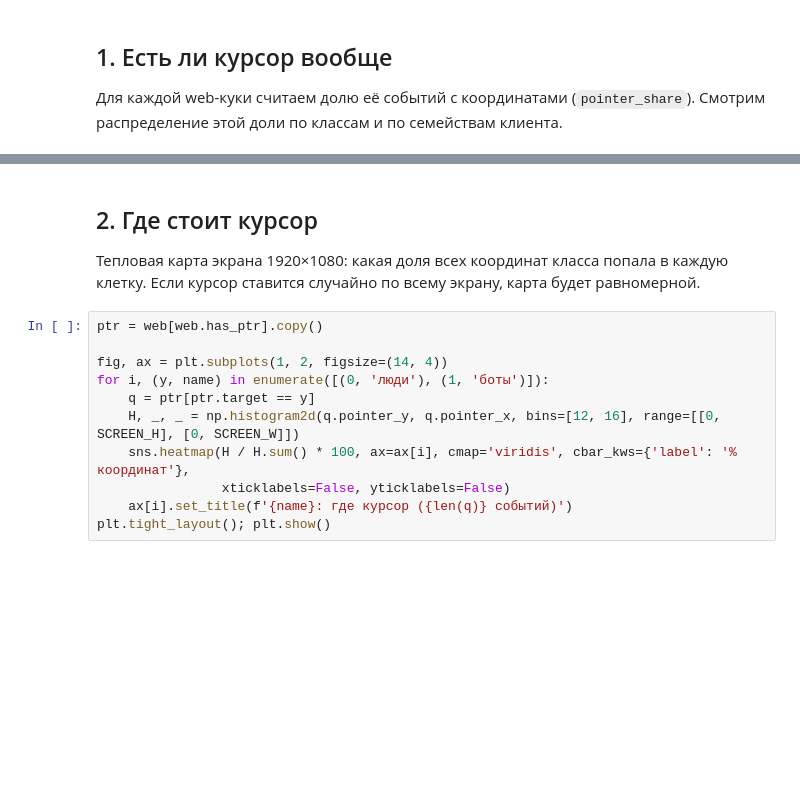
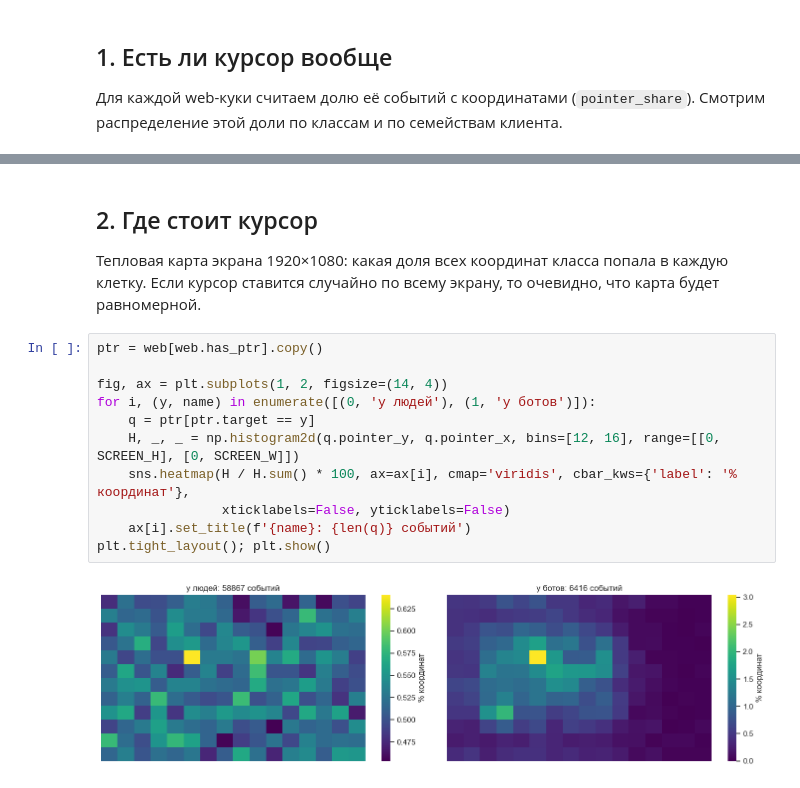
Before and after one commit to itsbykov/bot-detection-challenge, a Jupyter notebook: eda_cursor.ipynb, the cells around one changed output, grey strips where cells are left out. Cells and saved outputs as stored; diff of their text form; blank space fills up the shorter version.

```diff
--- a/eda_cursor.ipynb
+++ b/eda_cursor.ipynb
@@ -46,18 +80,20 @@ web.groupby('event_name').has_ptr.mean().round(2).sort_values()
 ## 2. Где стоит курсор
 
 Тепловая карта экрана 1920×1080: какая доля всех координат класса попала в каждую клетку.
-Если курсор ставится случайно по всему экрану, карта будет равномерной.
+Если курсор ставится случайно по всему экрану, то очевидно, что карта будет равномерной.
 # %%
 ptr = web[web.has_ptr].copy()
 
 fig, ax = plt.subplots(1, 2, figsize=(14, 4))
-for i, (y, name) in enumerate([(0, 'люди'), (1, 'боты')]):
+for i, (y, name) in enumerate([(0, 'у людей'), (1, 'у ботов')]):
     q = ptr[ptr.target == y]
     H, _, _ = np.histogram2d(q.pointer_y, q.pointer_x, bins=[12, 16], range=[[0, SCREEN_H], [0, SCREEN_W]])
     sns.heatmap(H / H.sum() * 100, ax=ax[i], cmap='viridis', cbar_kws={'label': '% координат'},
                 xticklabels=False, yticklabels=False)
-    ax[i].set_title(f'{name}: где курсор ({len(q)} событий)')
+    ax[i].set_title(f'{name}: {len(q)} событий')
 plt.tight_layout(); plt.show()
+# %% [output]
+[figure, added]
 # %%
 fig, ax = plt.subplots(1, 2, figsize=(14, 4))
 sns.histplot(data=ptr, x='pointer_x', hue='target', bins=48, stat='density', common_norm=False, ax=ax[0])
```
Also changed, not shown: parts of 12 cells of this notebook, 7 other files.
